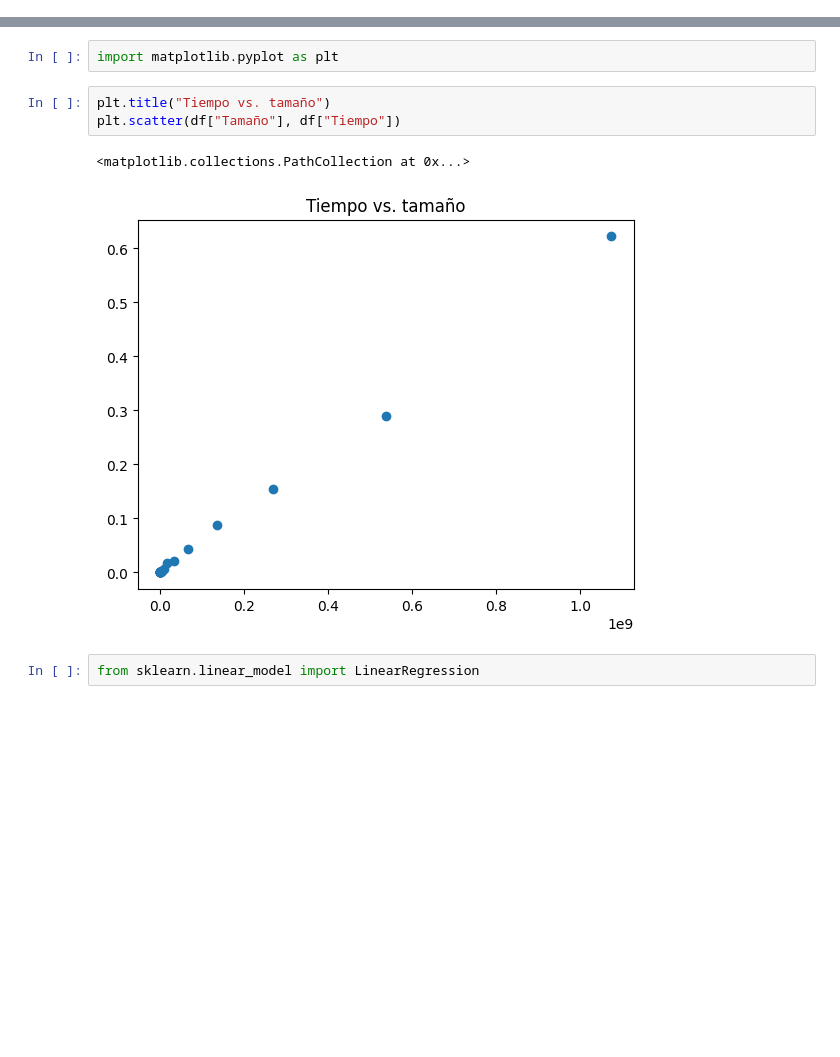
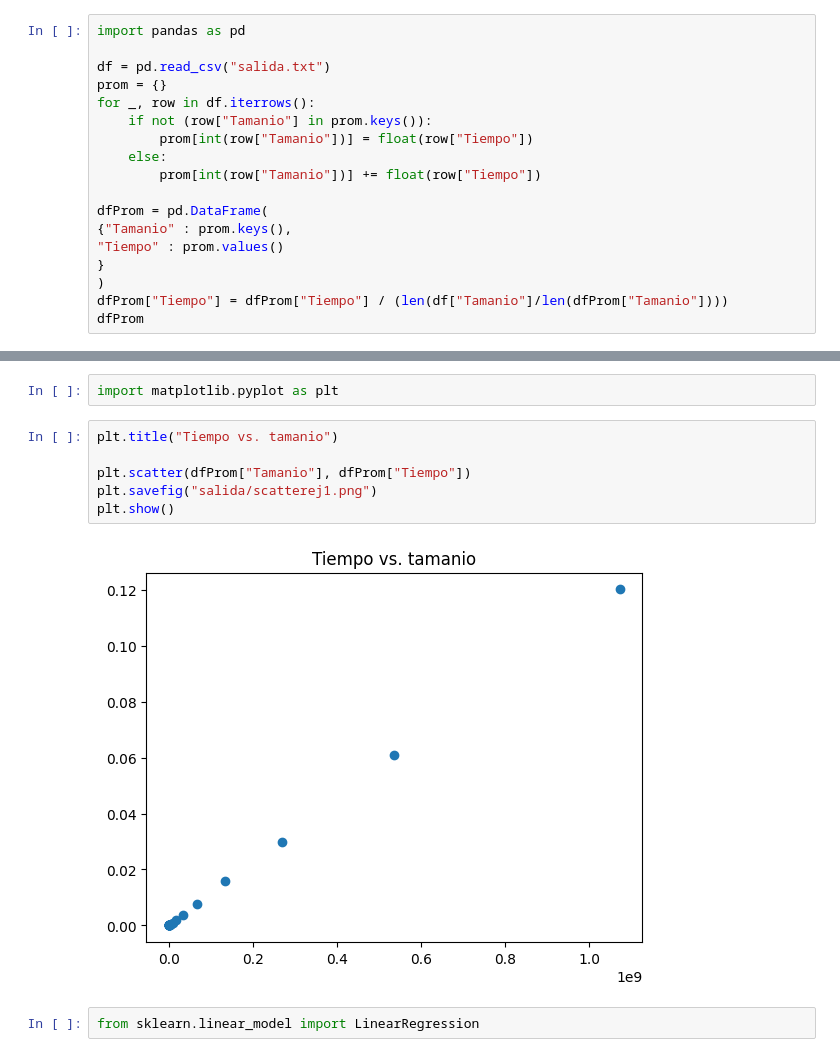
Before and after one commit to justog220/Practica-CAR, a Jupyter notebook: TP 1/EJ 1/análisis.ipynb, the cells around one changed output, grey strips where cells are left out. Saved outputs shown, nothing was run; the diff lists cells and outputs as text; blank space fills up the shorter version.

```diff
--- a/TP 1/EJ 1/análisis.ipynb
+++ b/TP 1/EJ 1/análisis.ipynb
@@ -72,0 +1,18 @@ df.sort_values(by="Tamaño")
+# %%
+import pandas as pd
+
+df = pd.read_csv("salida.txt")
+prom = {}
+for _, row in df.iterrows():
+    if not (row["Tamanio"] in prom.keys()):
+        prom[int(row["Tamanio"])] = float(row["Tiempo"])
+    else:
+        prom[int(row["Tamanio"])] += float(row["Tiempo"])
+
+dfProm = pd.DataFrame(
+{"Tamanio" : prom.keys(),
+"Tiempo" : prom.values()
+}
+)
+dfProm["Tiempo"] = dfProm["Tiempo"] / (len(df["Tamanio"]/len(dfProm["Tamanio"])))
+dfProm
@@ -73,11 +57,13 @@ df.sort_values(by="Tamaño")
 # %%
 import matplotlib.pyplot as plt
 # %%
-plt.title("Tiempo vs. tamaño")
-plt.scatter(df["Tamaño"], df["Tiempo"])
+plt.title("Tiempo vs. tamanio")
+
+plt.scatter(dfProm["Tamanio"], dfProm["Tiempo"])
+plt.savefig("salida/scatterej1.png")
+plt.show()
 # %% [output]
-<matplotlib.collections.PathCollection at 0x...>
-[figure, old version]
+[figure, new version]
 # %%
 from sklearn.linear_model import LinearRegression
 # %%
```
Also changed, not shown: parts of 10 cells of this notebook, 21 other files.
